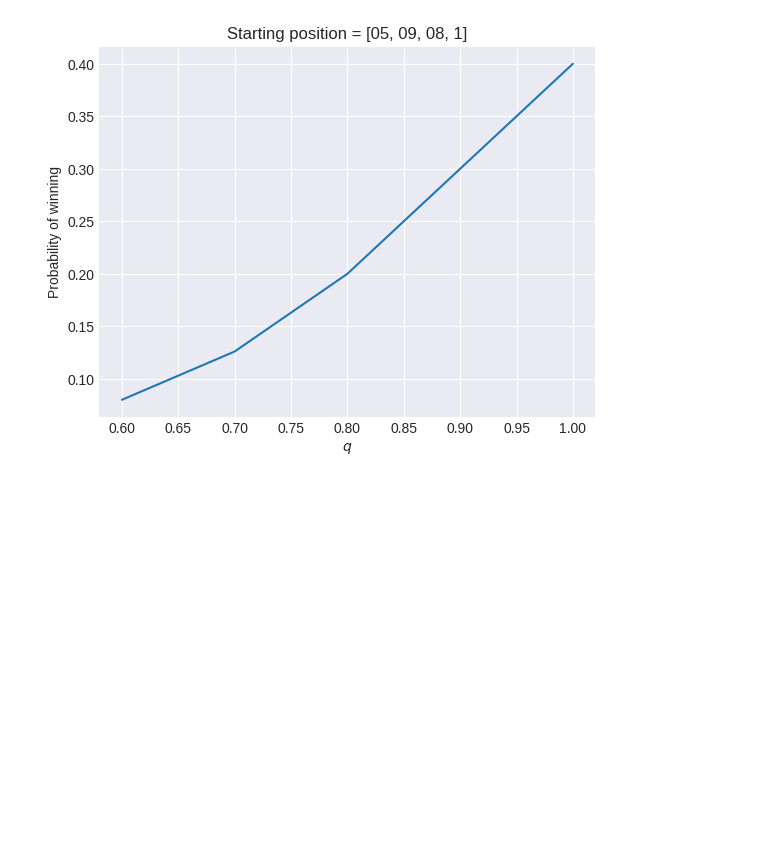
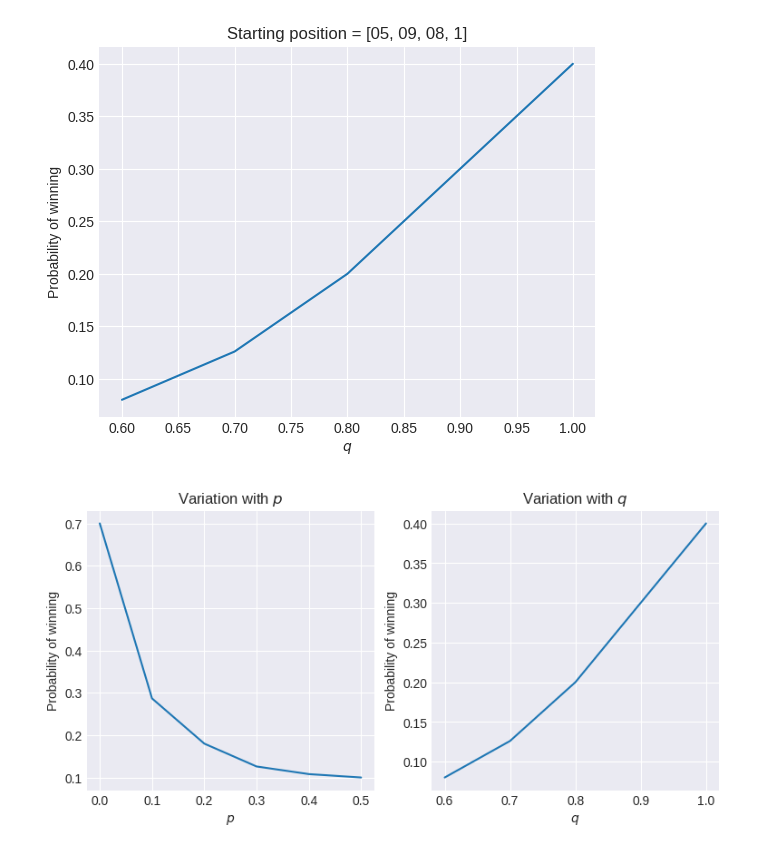
Before and after one commit to adityaya04/CS747, a Jupyter notebook: assignment2/report/plot.ipynb, the cells around one changed output. Cells and saved outputs as stored; diff of their text form; code cells hidden in the pictures; blank space fills up the shorter version.

```diff
--- a/assignment2/report/plot.ipynb
+++ b/assignment2/report/plot.ipynb
@@ -64,3 +64,21 @@ plt.savefig('../images/plot2.png')
 plt.show()
 # %% [output]
 [figure]
+# %%
+import numpy as np
+import matplotlib.pyplot as plt
+plt.style.use('seaborn-darkgrid')
+win1 = np.loadtxt('win1.txt')
+win2 = np.loadtxt('win2.txt')
+# %%
+fig, ax = plt.subplots(1,2, figsize=(9, 4))
+ax[0].plot([0, 0.1, 0.2, 0.3, 0.4, 0.5], win1)
+ax[0].set_title('Variation with $p$')
+plt.setp(ax[0],xlabel='$p$',ylabel = 'Probability of winning')
+
+ax[1].plot([0.6, 0.7, 0.8, 0.9, 1],win2)
+ax[1].set_title('Variation with $q$')
+plt.setp(ax[1],xlabel='$q$',ylabel = 'Probability of winning')
+plt.savefig('../images/plot3.png')
+# %% [output]
+[figure, added]
```
Also changed, not shown: parts of 3 cells of this notebook, 17 other files.
